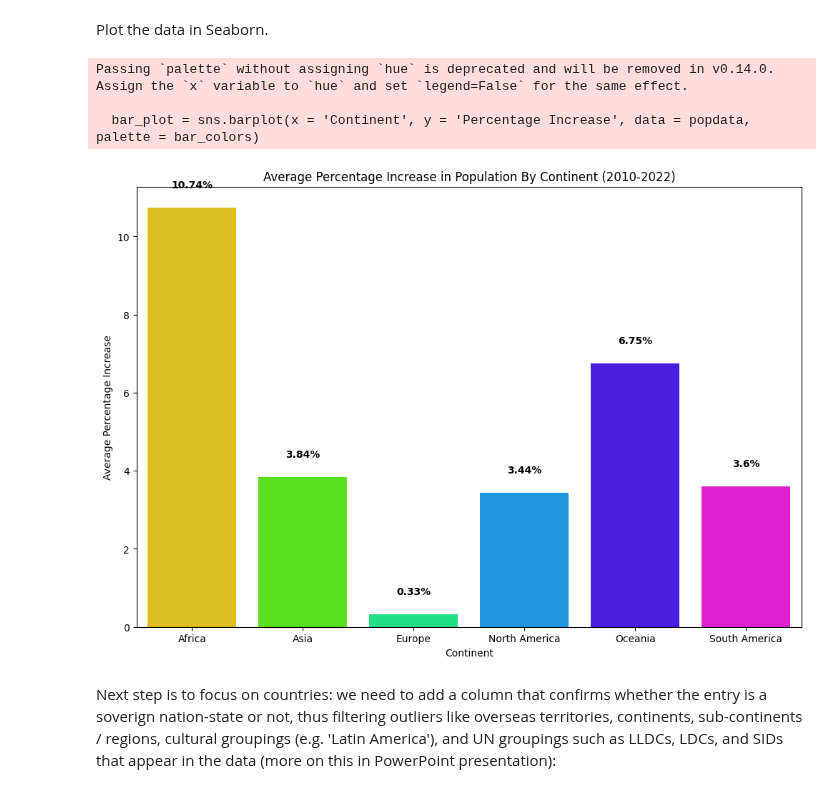
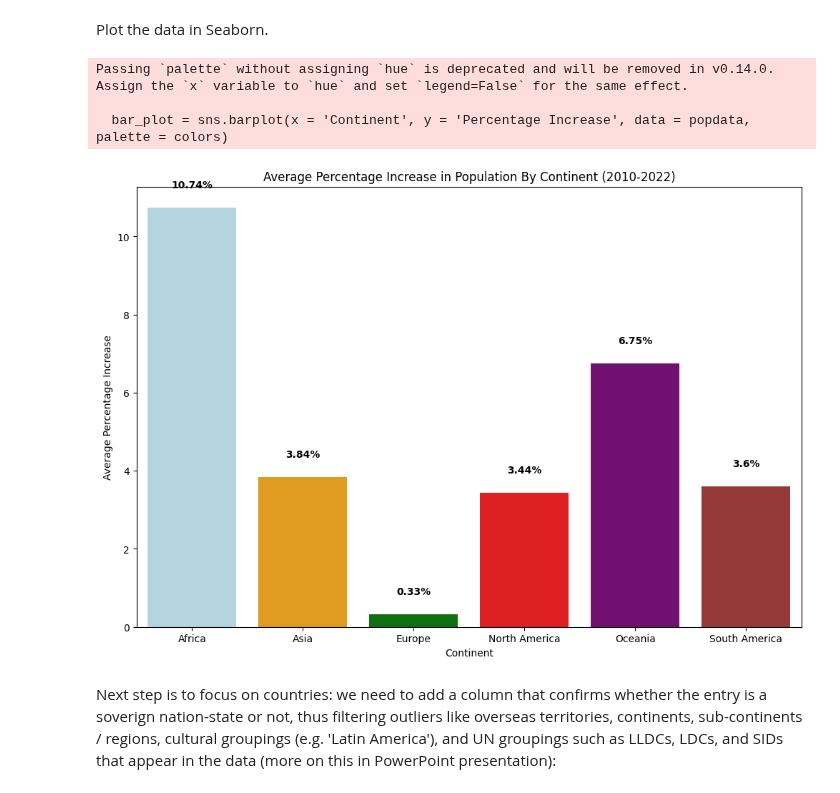
Before and after one commit to DominicSimpson/UN-Population-Dataset-Project, a Jupyter notebook: notebooks/unpopulationstatistics.ipynb, the cells around one changed output. Saved outputs shown, nothing was run; the diff lists cells and outputs as text; code cells hidden in the pictures.

```diff
--- a/notebooks/unpopulationstatistics.ipynb
+++ b/notebooks/unpopulationstatistics.ipynb
@@ -611,44 +611,42 @@ Plot the data in Seaborn.
 # %%
 # Array of continents
 continents = ['Africa', 'Asia', 'Europe', 'North America', 'Oceania', 'South America']
 #Array of continent population increase percentages from 2010-2022
 percentages = [africa_population_percentage_increase, asia_population_percentage_increase,
                 europe_population_percentage_increase, northamerica_population_percentage_increase,
                 oceania_population_percentage_increase,southamerica_population_percentage_increase]
 
 popdata = pd.DataFrame({'Continent': continents, 'Percentage Increase': percentages})
 
 #Inspired by this documentation (https://seaborn.pydata.org/tutorial/color_palettes.html),
 #I've kept the colour code from previous plot, in order to avoid confusion:
-#Africa: Blue
-#Asia: Orange
-#Europe: Green
-#North America: Red
-#Oceania: Purple
-#South America: Brown
 
 color_palette = {
-    'Africa': '#1f77b4',
-    'Asia': '#ff7f03',
-    'Europe': '#2ca02c'
+    'Africa': 'lightblue',
+    'Asia': 'orange',
+    'Europe': 'green',
+    'North America': 'red',
+    'Oceania': 'purple',
+    'South America': 'brown'
 }
 
+colors = [color_palette[continent] for continent in continents]
 
 plt.figure(figsize=(12, 8))
-bar_plot = sns.barplot(x = 'Continent', y = 'Percentage Increase', data = popdata, palette = bar_colors)
+bar_plot = sns.barplot(x = 'Continent', y = 'Percentage Increase', data = popdata, palette = colors)
 
 bar_plot.set_xlabel('Continent')
 bar_plot.set_ylabel('Average Percentage Increase')
 bar_plot.set_title('Average Percentage Increase in Population By Continent (2010-2022)')
 
 for i in range(len(popdata)):
     bar_plot.text(i, popdata['Percentage Increase'][i] + 0.5, f"{popdata['Percentage Increase'][i]}%", ha='center', fontweight='bold')
 plt.show()
 # %% [output]
 Passing `palette` without assigning `hue` is deprecated and will be removed in v0.14.0. Assign the `x` variable to `hue` and set `legend=False` for the same effect.
 
-  bar_plot = sns.barplot(x = 'Continent', y = 'Percentage Increase', data = popdata, palette = bar_colors)
+  bar_plot = sns.barplot(x = 'Continent', y = 'Percentage Increase', data = popdata, palette = colors)
-[figure, old version]
+[figure, new version]
 # %% [markdown]
 Next step is to focus on countries:
 we need to add a column that confirms whether the entry is a soverign nation-state or not, thus filtering outliers like
```
Also changed, not shown: parts of 4 cells of this notebook.
